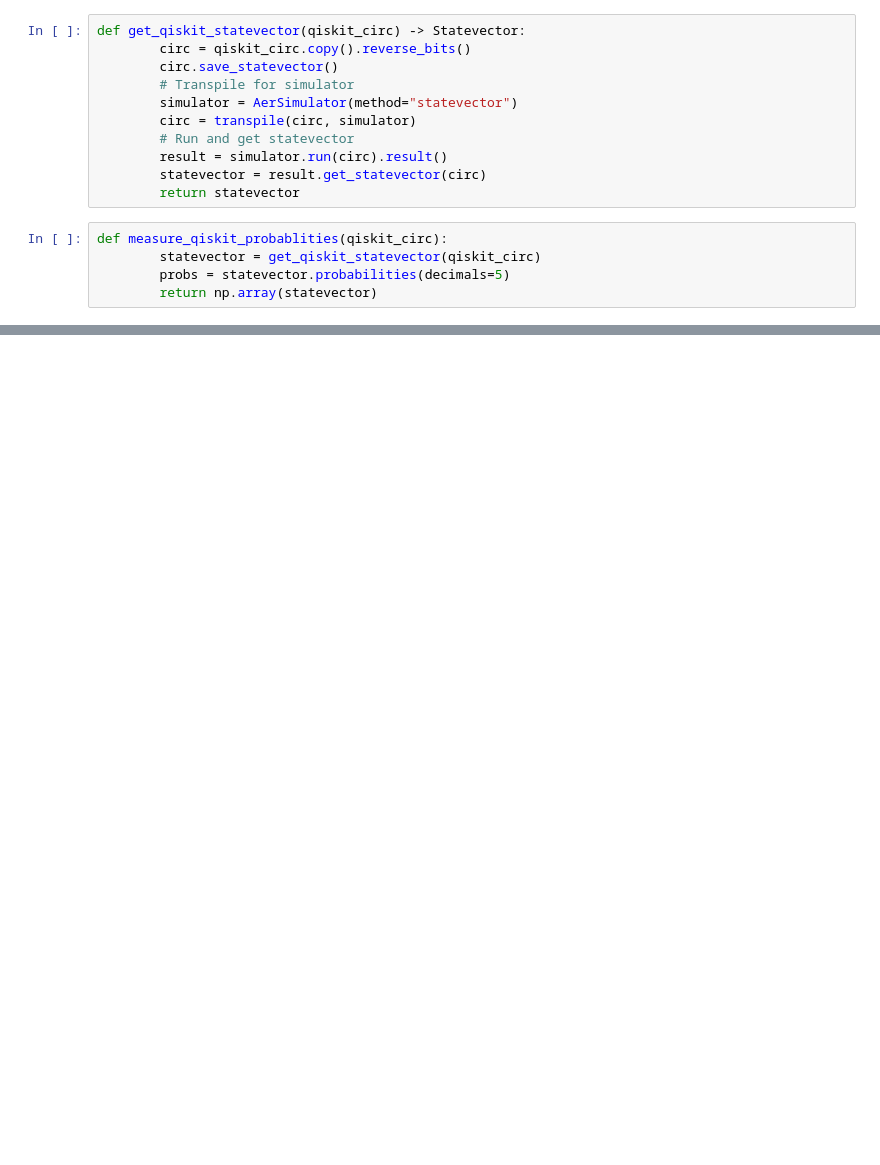
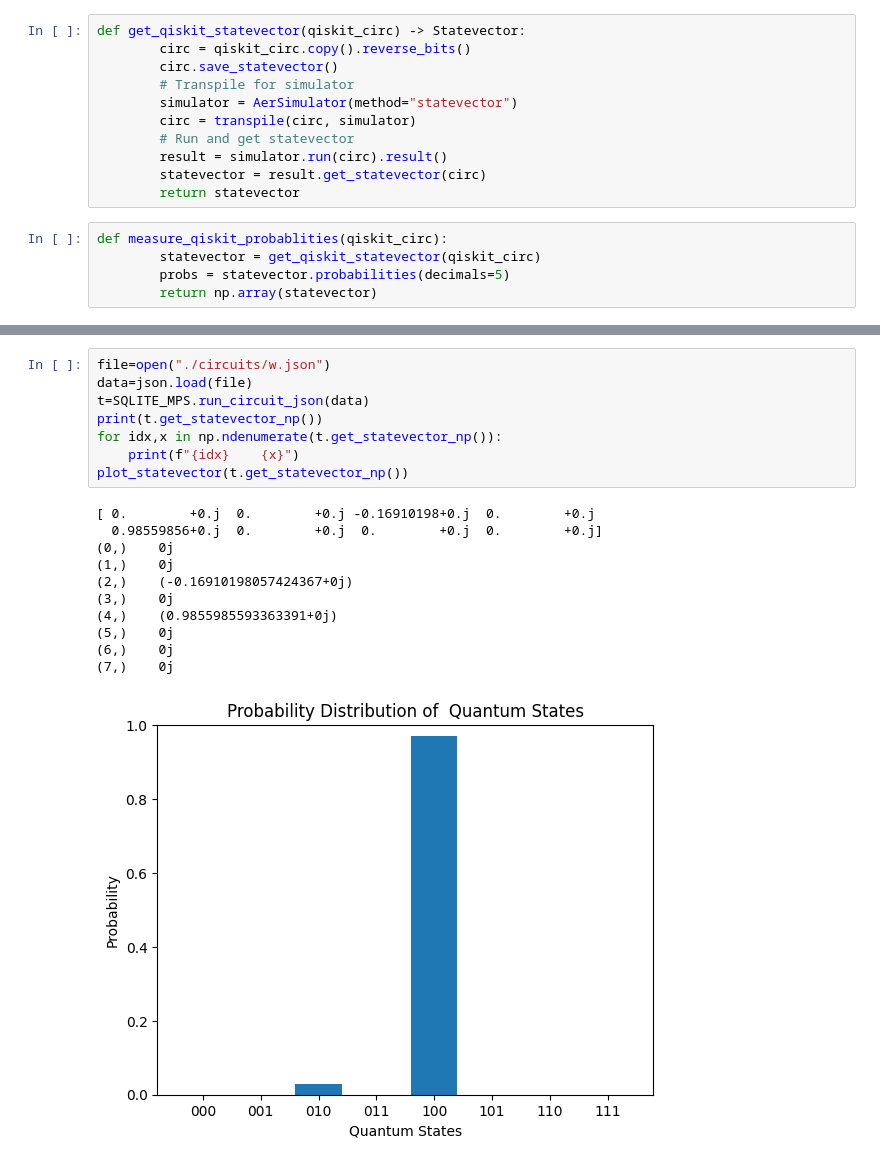
Before and after one commit to andreiilinescu/quantum_mps_simulator, a Jupyter notebook: playground.ipynb, the cells around one changed output, grey strips where cells are left out. Saved outputs shown, nothing was run; the diff lists cells and outputs as text; blank space fills up the shorter version.

```diff
--- a/playground.ipynb
+++ b/playground.ipynb
@@ -44,0 +99,20 @@ print(sim.get_statevector_np())
+# %%
+file=open("./circuits/w.json")
+data=json.load(file)
+t=SQLITE_MPS.run_circuit_json(data)
+print(t.get_statevector_np())
+for idx,x in np.ndenumerate(t.get_statevector_np()):
+    print(f"{idx}    {x}")
+plot_statevector(t.get_statevector_np())
+# %% [output]
+[ 0.        +0.j  0.        +0.j -0.16910198+0.j  0.        +0.j
+  0.98559856+0.j  0.        +0.j  0.        +0.j  0.        +0.j]
+(0,)    0j
+(1,)    0j
+(2,)    (-0.16910198057424367+0j)
+(3,)    0j
+(4,)    (0.9855985593363391+0j)
+(5,)    0j
+(6,)    0j
+(7,)    0j
+[figure, added]
```
Also changed, not shown: parts of 8 cells of this notebook, 3 other files.
